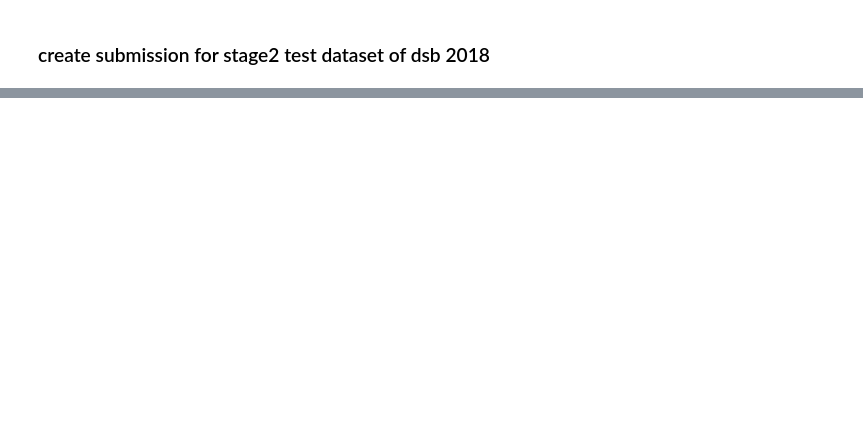
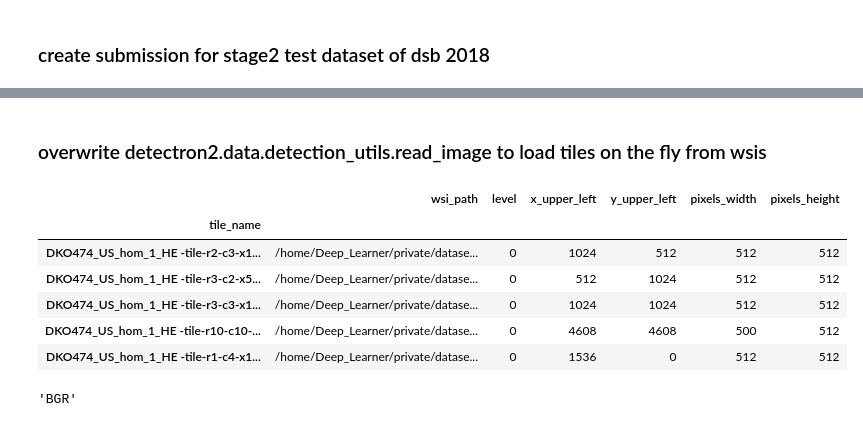
Before and after one commit to ChristophNeuner/nuclei_detection, a Jupyter notebook: nuclei_detection.ipynb, the cells around one changed output, grey strips where cells are left out. Cells and saved outputs as stored; diff of their text form; code cells hidden in the pictures; blank space fills up the shorter version.

Commit message:
added code to generate tiles from muscle wsis on the fly; pack them into detectron2 data format; predict and visualize on them

```diff
--- a/nuclei_detection.ipynb
+++ b/nuclei_detection.ipynb
@@ -779,0 +668,16 @@ pd.read_csv(submission_path)
+# %%
+import sys
+sys.path.append('../preprocessing_pipeline/python-wsi-preprocessing/')
+import wsi
+from wsi import tiles, util
+
+import pathlib
+from pathlib import Path
+Path.ls = lambda x: [p for p in list(x.iterdir()) if '.ipynb_checkpoints' not in p.name]
+
+PATH_MUSCLES = Path('/home/Deep_Learner/private/datasets/Muskeln')
+MUSCLES_WSIS = PATH_MUSCLES/'wsis'
+MUSCLES_ROIS = PATH_MUSCLES/'rois'
+MUSCLES_TILES = PATH_MUSCLES/'tiles'
+
+muscles_wsi_paths = MUSCLES_WSIS.ls()
@@ -779,0 +686,5 @@ pd.read_csv(submission_path)
+# %%
+def naming_func_muscles(wsi_path:pathlib.Path):
+    path = Path(wsi_path)
+    split = path.stem.split('-')
+    return f'{split[0]}'[:]
@@ -779,0 +695,10 @@ pd.read_csv(submission_path)
+# %%
+df_muscle_tiles = tiles.WsiOrROIToTilesMultithreaded(wsiPaths = MUSCLES_ROIS.ls()[:],
+                                                       tilesFolderPath=MUSCLES_TILES,
+                                                       tileWidth=512,
+                                                       tileHeight=512,
+                                                       tile_naming_func = naming_func_muscles,
+                                                       save_tiles=True,
+                                                        tileScoringFunction = tiles.scoring_function_1,
+                                                       is_wsi=False,
+                                                       tile_score_thresh=0.1)
@@ -779,0 +712,16 @@ pd.read_csv(submission_path)
+# %% [markdown]
+### overwrite detectron2.data.detection_utils.read_image to load tiles on the fly from wsis
+# %%
+df_muscle_tiles.head()
+# %% [output]
+|  | wsi_path | level | x_upper_left | y_upper_left | pixels_width | pixels_height |
+| tile_name |  |  |  |  |  |  |
+| DKO474_US_hom_1_HE -tile-r2-c3-x1... | /home/Deep_Learner/private/datase... | 0 | 1024 | 512 | 512 | 512 |
+| DKO474_US_hom_1_HE -tile-r3-c2-x5... | /home/Deep_Learner/private/datase... | 0 | 512 | 1024 | 512 | 512 |
+| DKO474_US_hom_1_HE -tile-r3-c3-x1... | /home/Deep_Learner/private/datase... | 0 | 1024 | 1024 | 512 | 512 |
+| DKO474_US_hom_1_HE -tile-r10-c10-... | /home/Deep_Learner/private/datase... | 0 | 4608 | 4608 | 500 | 512 |
+| DKO474_US_hom_1_HE -tile-r1-c4-x1... | /home/Deep_Learner/private/datase... | 0 | 1536 | 0 | 512 | 512 |
+# %%
+cfg.INPUT.FORMAT
+# %% [output]
+'BGR'
```
Also changed, not shown: parts of 29 cells of this notebook.
